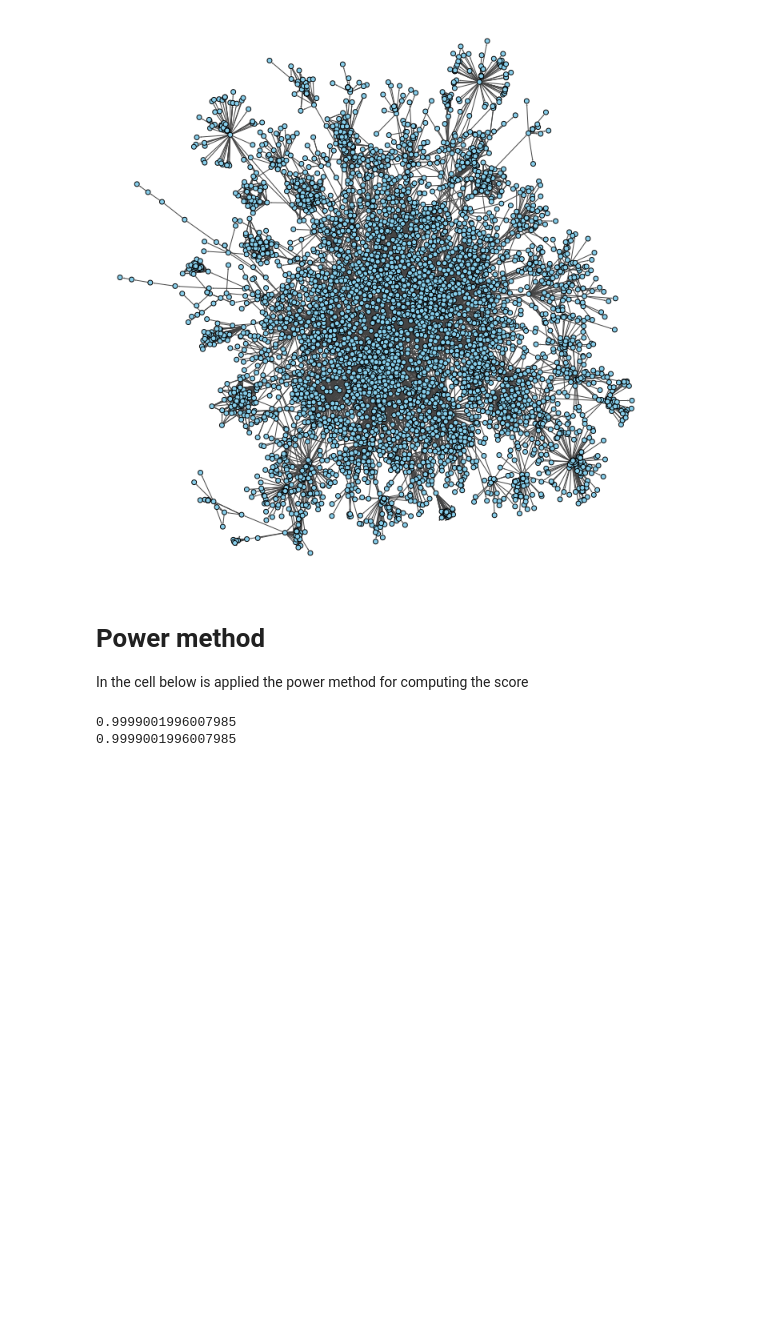
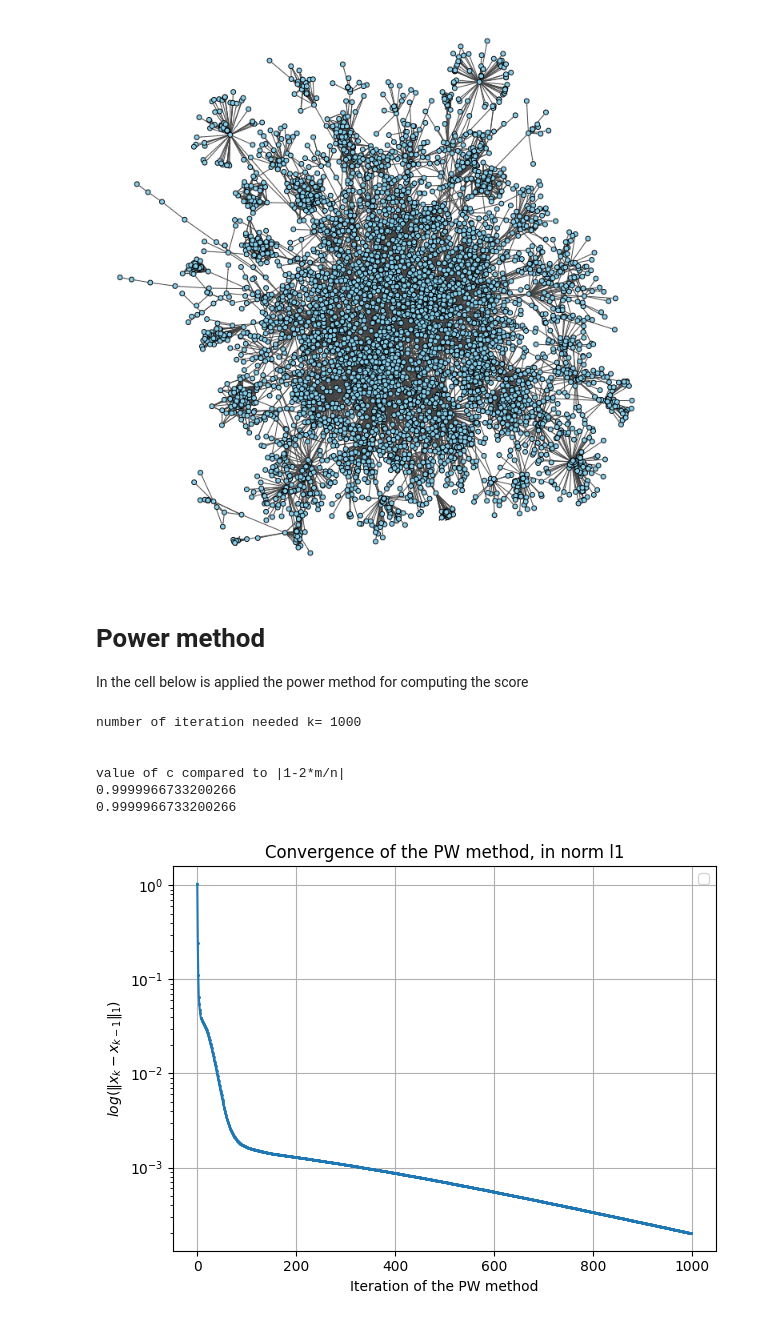
Before and after one commit to RBello02/Homeworks-of-Cmputational-Linear-Algebra-for-Large-Scale-Problems, a Jupyter notebook: 1/PageRankHomework.ipynb, the cells around one changed output. Drawn from its saved outputs; the diff is of its cells as text; code cells hidden in the pictures; blank space fills up the shorter version.

```diff
--- a/1/PageRankHomework.ipynb
+++ b/1/PageRankHomework.ipynb
@@ -48,14 +50,32 @@ sampled_nodes, layout_cords  = draw_graph(A, sample_size=sample_size, seed = 9,
 In the cell below is applied the power method for computing the score
 # %%
 x_0 = np.ones((A.shape[0],1))
-m = 0.3
-x,c = Opt_PWM(A,m,x_0,k=100)
+m = 0.01
+x,c,p,diff = Opt_PWM(A,m,x_0,k=1000)
 
+print("number of iteration needed k=",p)
+print("\n")
+print("value of c compared to |1-2*m/n|")
 print(c)
 print(abs(1-2*m/n))  # I claim that max_i|1-2min_j M_ij| = |1-2*m/n|
+
+plt.plot(range(0, p), diff, marker='s', markersize=1)
+plt.xlabel("Iteration of the PW method")
+plt.ylabel(r"$ log(\|x_k - x_{k-1}\|_1)$")
+plt.title("Convergence of the PW method, in norm l1")
+plt.legend()
+plt.yscale("log")
+plt.grid(True)
+plt.tight_layout()
+plt.show()
 # %% [output]
-0.9999001996007985
-0.9999001996007985
+number of iteration needed k= 1000
+
+
+value of c compared to |1-2*m/n|
+0.9999966733200266
+0.9999966733200266
+[figure, added]
 # %%
 _,_ = draw_graph(A,sampled_nodes=sampled_nodes, sample_size=sample_size, seed = seed, values = x, cmap='RdYlBu_r', fig_size=fig_size, lay = lay, layout_coords=layout_cords)
 # %% [output]
```
Also changed, not shown: parts of 2 cells of this notebook, 2 other files.
